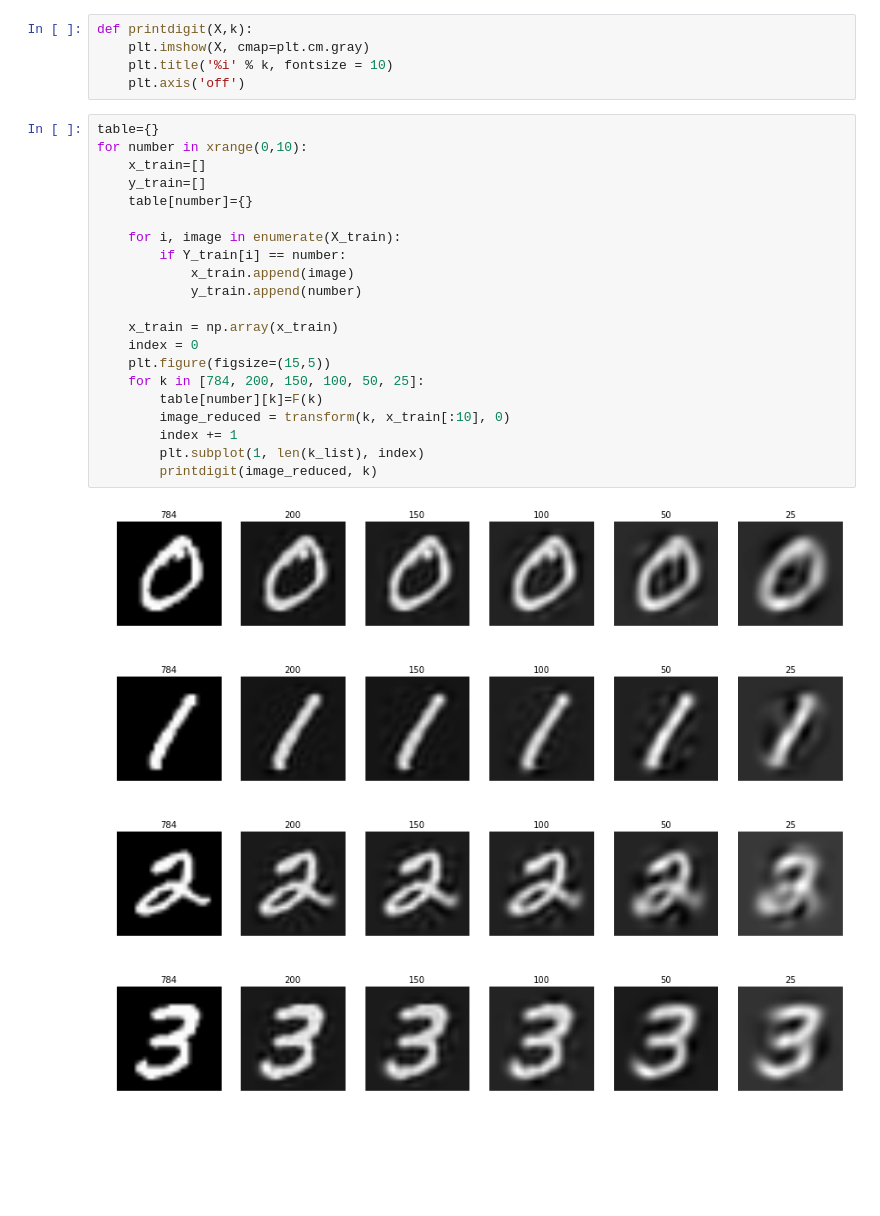
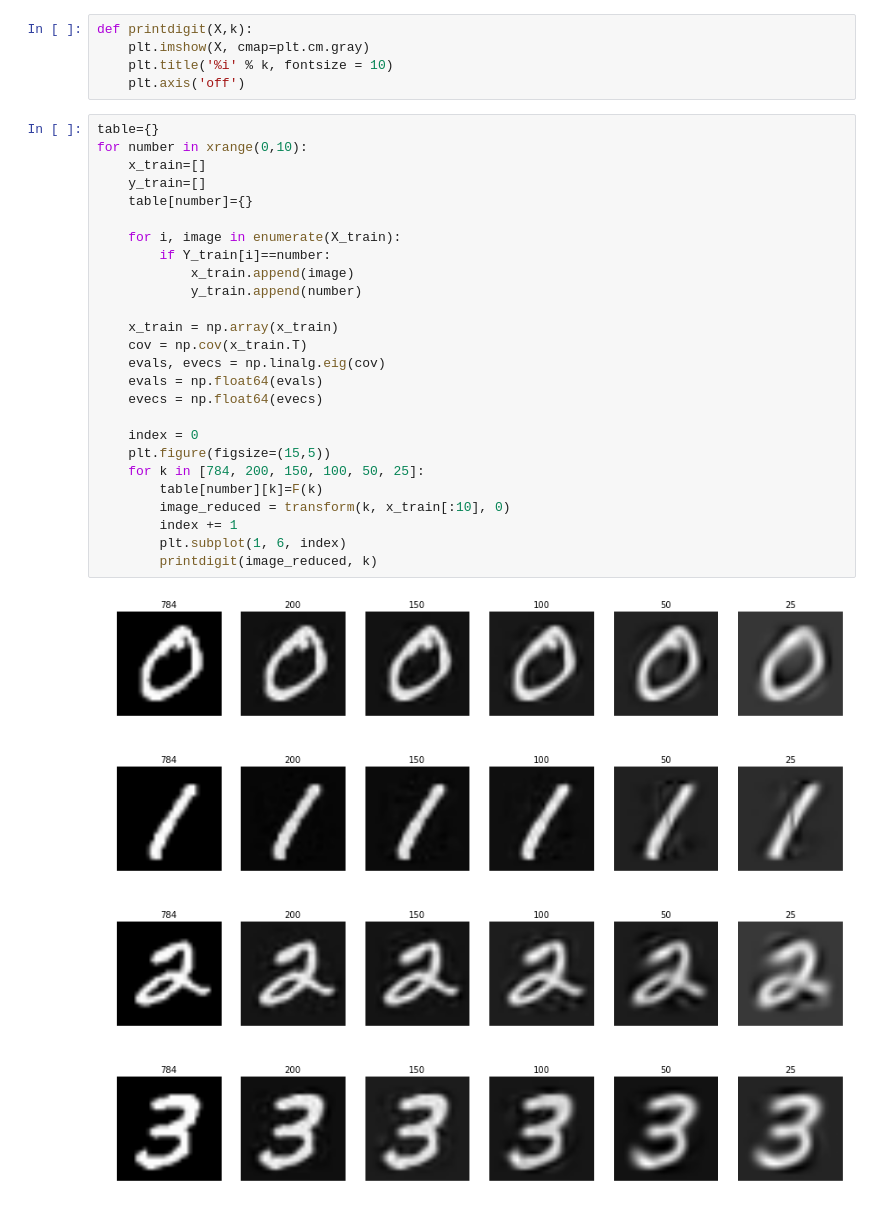
Before and after one commit to mGalarnyk/DSE210_Probability_Statistics_Python, a Jupyter notebook: 8_Matrix_Factorization.ipynb, the cells around one changed output. Cells and saved outputs as stored; diff of their text form; blank space fills up the shorter version.

Commit message:
numbers show better

```diff
--- a/8_Matrix_Factorization.ipynb
+++ b/8_Matrix_Factorization.ipynb
@@ -172,26 +171,31 @@ def printdigit(X,k):
 # %%
 table={}
 for number in xrange(0,10):
     x_train=[]
     y_train=[]
     table[number]={}
 
     for i, image in enumerate(X_train):
-        if Y_train[i] == number:
+        if Y_train[i]==number:
             x_train.append(image)
             y_train.append(number)
 
     x_train = np.array(x_train)
+    cov = np.cov(x_train.T)
+    evals, evecs = np.linalg.eig(cov)
+    evals = np.float64(evals)
+    evecs = np.float64(evecs)
+
     index = 0
     plt.figure(figsize=(15,5))
     for k in [784, 200, 150, 100, 50, 25]:
         table[number][k]=F(k)
         image_reduced = transform(k, x_train[:10], 0)
         index += 1
-        plt.subplot(1, len(k_list), index)
+        plt.subplot(1, 6, index)
         printdigit(image_reduced, k)
 # %% [output]
-[figure, old version]
+[figure, new version]
 [figure]
-[figure, old version]
+[figure, new version]
 [figure]
```
Also changed, not shown: parts of 8 cells of this notebook, 1 other file.
